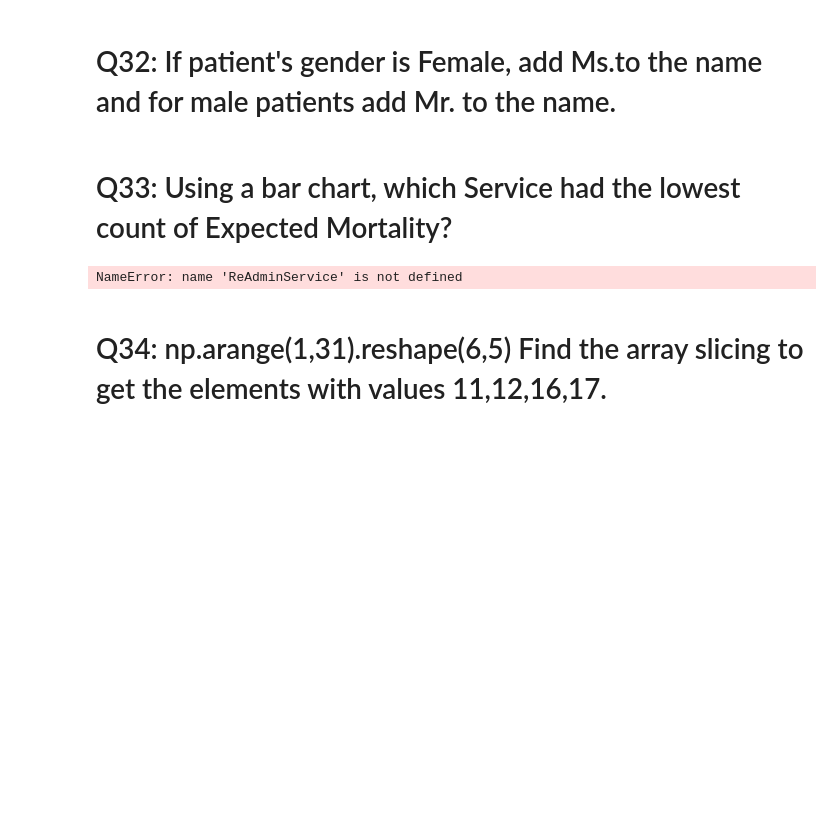
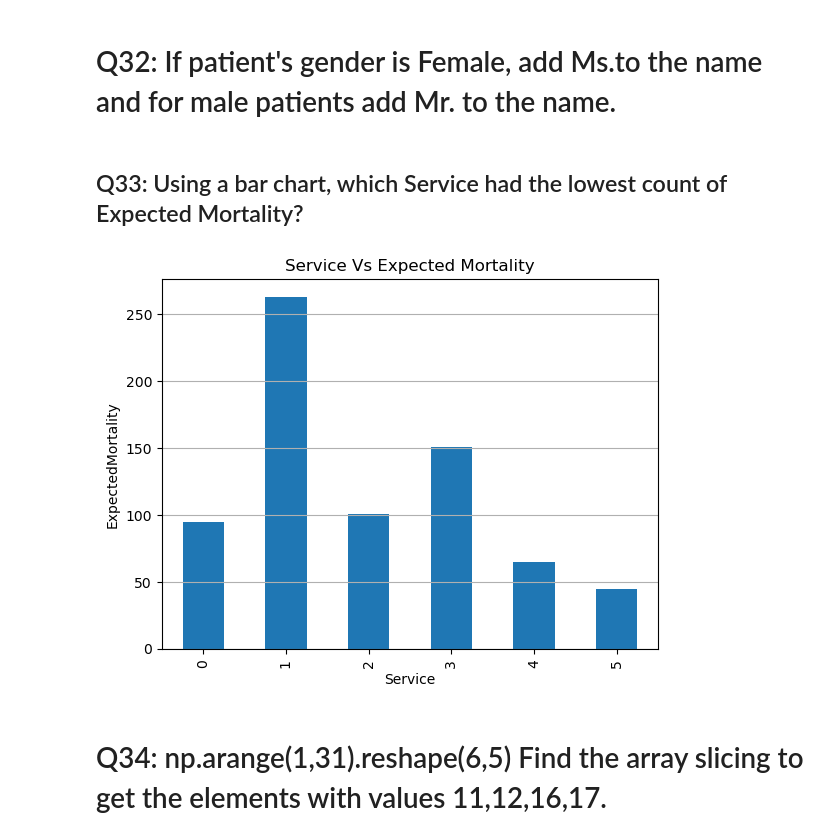
Before and after one commit to Seenu-Raj/Panda_Girls_Team3, a Jupyter notebook: Team3_PandaGirls_Q31-40.ipynb, the cells around one changed output. Cells and saved outputs as stored; diff of their text form; code cells hidden in the pictures; blank space fills up the shorter version.

```diff
--- a/Team3_PandaGirls_Q31-40.ipynb
+++ b/Team3_PandaGirls_Q31-40.ipynb
@@ -25,13 +25,24 @@ len(Patients[RaceWhiteGenderMaleLanguageSpanish])
 Patients['FullName']=(Patients['Gender'].str.replace('Male','Mr.').str.replace('Female','Ms.') + ' '+ Patients['FirstName']+ ' ' +Patients['LastName'])
 #Patients.head(30)
 # %% [markdown]
-# Q33: Using a bar chart, which Service had the lowest count of Expected Mortality?
+## Q33: Using a bar chart, which Service had the lowest count of Expected Mortality?
+# %%
+import numpy as np
+import matplotlib.pyplot as plt
+ReAdminService = pd.DataFrame(ReAdmissionRegistry, columns=['Service', 'ExpectedMortality'])
+ReAdminServiceGroup = ReAdminService.groupby(['Service'],as_index=False)['ExpectedMortality'].count()
+ReAdminServiceGroup.head(10)
+ServiceExpMortalityPlot= ReAdminServiceGroup["ExpectedMortality"].plot(kind="bar")
+plt.xlabel("Service")
+plt.ylabel("ExpectedMortality")
+plt.title("Service Vs Expected Mortality")
+plt.grid(axis='y')
+# %% [output]
+[figure, added]
 # %%
 ReAdminService.head(10)
 ReAdminService = pd.DataFrame(ReAdminServiceGroup, columns=['Service', 'ExpectedMortality'])
 ServiceExpMortalityPlot= ReAdminService["ExpectedMortality"].plot(kind="bar")
-# %% [output]
-NameError: name 'ReAdminService' is not defined
 # %% [markdown]
 # Q34:  np.arange(1,31).reshape(6,5) Find the array slicing to get the elements with values 11,12,16,17.
 # %%
```
Also changed, not shown: parts of 11 cells of this notebook, 1 other file.
